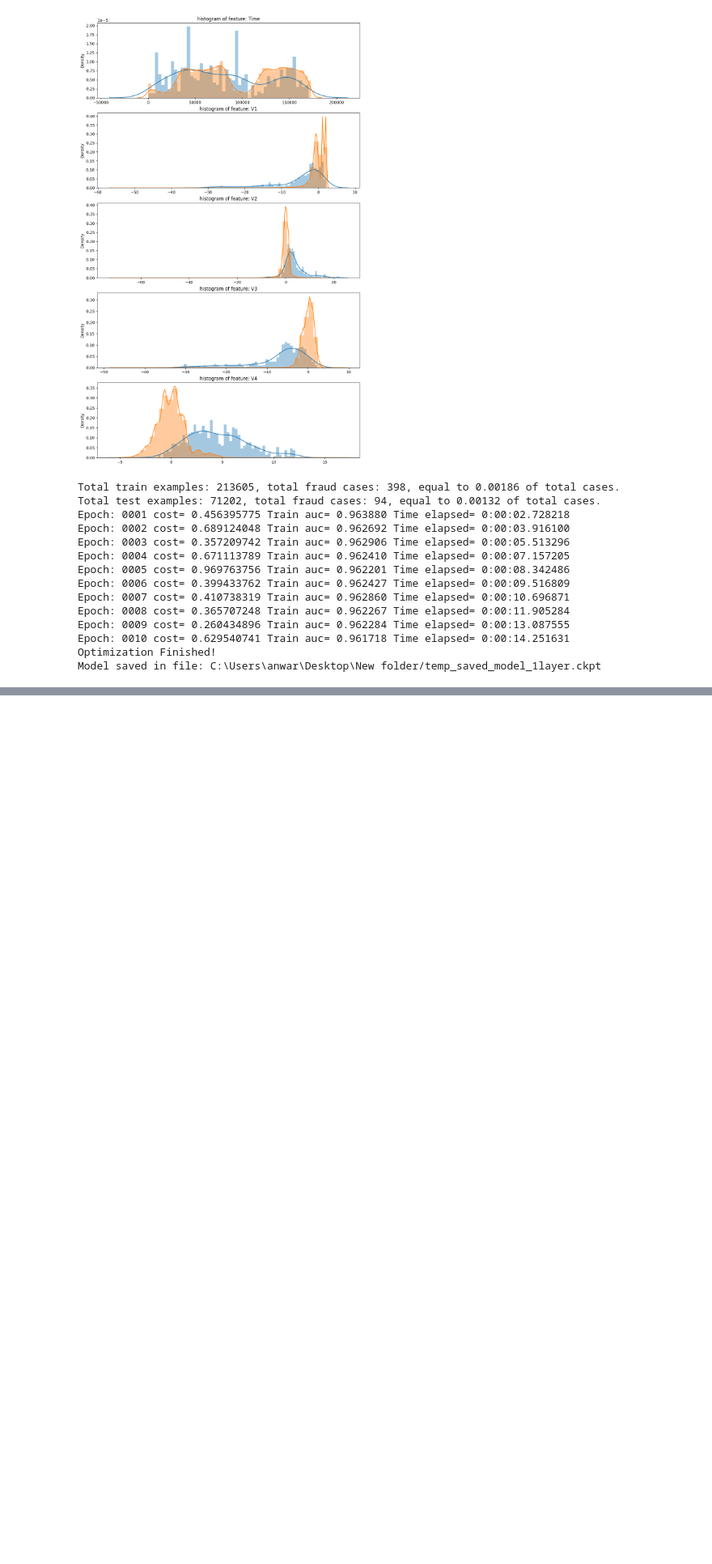
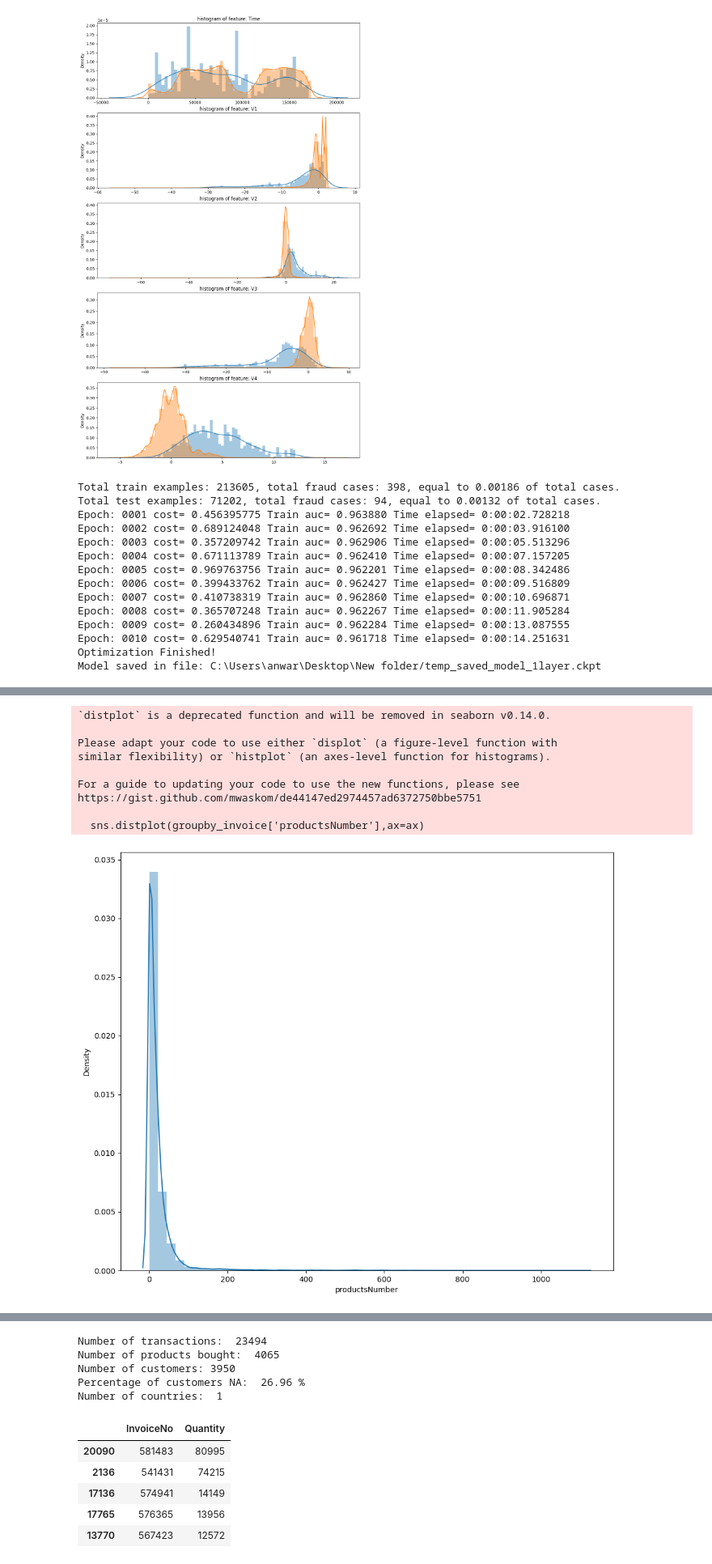
Before and after one commit to MdAnwar2004/Deep-Learning, a Jupyter notebook: Deep_Learning.ipynb, the cells around one changed output, grey strips where cells are left out. Shown at 81% size. Drawn from its saved outputs; the diff is of its cells as text; code cells hidden in the pictures; blank space fills up the shorter version.

```diff
--- a/Deep_Learning.ipynb
+++ b/Deep_Learning.ipynb
@@ -1533,0 +1579,58 @@ HTTPError: HTTP Error 404: Not Found
+# %%
+import pandas as pd
+import numpy as np
+import seaborn as sns
+import matplotlib.pyplot as plt
+retail_df = pd.read_excel("Online Retail.xlsx")
+print("The shape of our dataset is: ", retail_df.shape)
+retail_df.head(10)
+retail_df.info()
+print("Number of transactions: ", retail_df['InvoiceNo'].nunique())
+print("Number of products: ",retail_df['StockCode'].nunique())
+print("Number of customers:", retail_df['CustomerID'].nunique() )
+print("Percentage of customers NA: ", round(retail_df['CustomerID'].isnull().sum() *100 / len(retail_df),2),"%" )
+print('Number of countries: ',retail_df['Country'].nunique())
+retail_df.describe()
+cancelled_orders = retail_df[retail_df['InvoiceNo'].astype(str).str.contains('C')]
+cancelled_orders.head()
+cancelled_orders[cancelled_orders['Quantity']>0]
+print("We have ",len(cancelled_orders), " cancelled orders.")
+total_orders = retail_df['InvoiceNo'].nunique()
+cancelled_number = len(cancelled_orders)
+print('Percentage of orders canceled: {}/{} ({:.2f}%) '.format(cancelled_number,total_orders, cancelled_number/total_orders*100))
+groupby_customers =pd.DataFrame(retail_df.groupby('CustomerID')['InvoiceNo'].nunique())
+groupby_customers.head()
+groupby_invoice =pd.DataFrame(retail_df.groupby('InvoiceNo')['StockCode'].nunique())
+groupby_invoice.columns=['productsNumber']
+groupby_invoice.head()
+groupby_invoice.describe()
+retail_df.groupby(['InvoiceNo','CustomerID'])['StockCode'].nunique().describe()
+temp_df=retail_df.groupby(['InvoiceNo','CustomerID'],as_index=False)['InvoiceDate'].count()
+transaction_df = temp_df.rename(columns = {'InvoiceDate':'Number of products'})
+transaction_df.head()
+transaction_df.describe()
+fig, ax = plt.subplots()
+fig.set_size_inches(11.7, 10)
+sns.distplot(groupby_invoice['productsNumber'],ax=ax)
+plt.show()
+retail_df['total_cost'] = retail_df['Quantity'] * retail_df['UnitPrice']
+retail_df.head()
+fig, ax = plt.subplots()
+fig.set_size_inches(13, 11.5)
+ax=sns.barplot(x='Country', y='total_cost',data=retail_df,estimator=max,ax=ax)
+ax.set_xticklabels(ax.get_xticklabels(), rotation=47, ha="right")
+plt.show()
+retail_df.groupby('Country').sum().sort_values(by='total_cost', ascending=False)
+retail_df[retail_df['Country']=='United Kingdom']['CustomerID'].nunique()
+retail_uk = retail_df[retail_df['Country']=='United Kingdom']
+retail_uk.describe()
+print("Number of transactions: ", retail_uk['InvoiceNo'].nunique())
+print("Number of products bought: ",retail_uk['StockCode'].nunique())
+print("Number of customers:", retail_uk['CustomerID'].nunique() )
+print("Percentage of customers NA: ", round(retail_uk['CustomerID'].isnull().sum() *100 / len(retail_uk),2),"%" )
+print('Number of countries: ',retail_uk['Country'].nunique())
+groupedProduct = retail_uk.groupby('StockCode',as_index=False)['Quantity'].sum().sort_values(by='Quantity', ascending=False)
+groupedProduct.head(10)
+invoice_quantity= retail_uk.groupby('InvoiceNo',as_index=False)['Quantity'].sum().sort_values(by='Quantity', ascending=False)
+invoice_quantity.head()
+# %% [output]
@@ -1533,0 +1654,10 @@ HTTPError: HTTP Error 404: Not Found
+`distplot` is a deprecated function and will be removed in seaborn v0.14.0.
+
+Please adapt your code to use either `displot` (a figure-level function with
+similar flexibility) or `histplot` (an axes-level function for histograms).
+
+For a guide to updating your code to use the new functions, please see
+https://gist.github.com/mwaskom/de44147ed2974457ad6372750bbe5751
+
+  sns.distplot(groupby_invoice['productsNumber'],ax=ax)
+[figure, added]
@@ -1533,0 +1665,11 @@ HTTPError: HTTP Error 404: Not Found
+Number of transactions:  23494
+Number of products bought:  4065
+Number of customers: 3950
+Percentage of customers NA:  26.96 %
+Number of countries:  1
+|  | InvoiceNo | Quantity |
+| 20090 | 581483 | 80995 |
+| 2136 | 541431 | 74215 |
+| 17136 | 574941 | 14149 |
+| 17765 | 576365 | 13956 |
+| 13770 | 567423 | 12572 |
```
Also changed, not shown: parts of 3 cells of this notebook.
